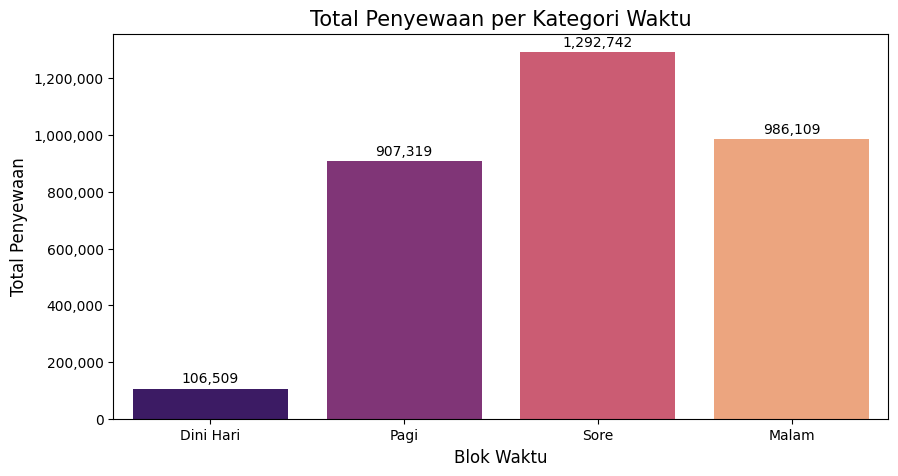
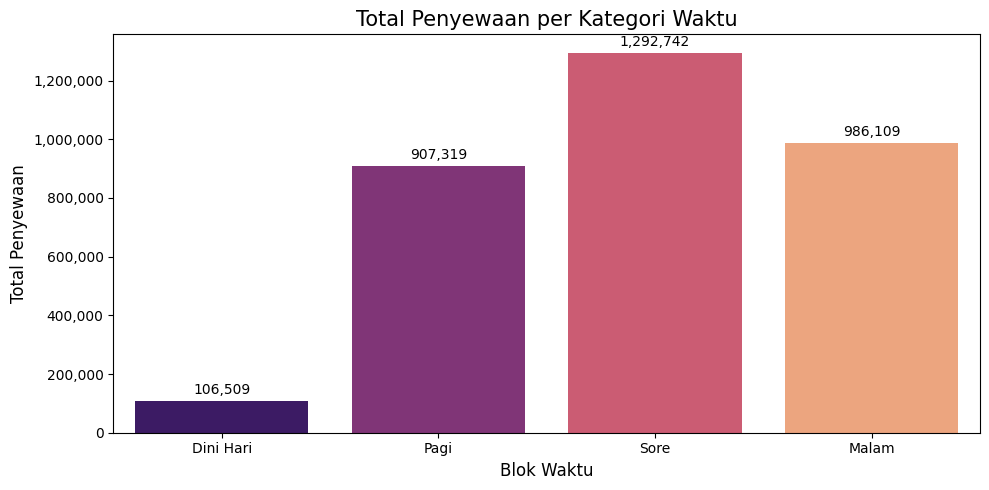
Code edit (unified diff) that turned the first committed figure into the second:
--- before
+++ after
@@ -1,4 +1,25 @@
+time_group_analysis = df_hour.copy()
+time_group_analysis['time_category'] = pd.cut(
+    time_group_analysis['hr'],
+    bins=[-1, 5, 11, 17, 23],
+    labels=['Dini Hari', 'Pagi', 'Sore', 'Malam']
+ )
+time_group_analysis = (
+    time_group_analysis.groupby('time_category', observed=False)['cnt']
+    .sum()
+    .reindex(['Dini Hari', 'Pagi', 'Sore', 'Malam'])
+    .fillna(0)
+    .reset_index()
+ )
+
 plt.figure(figsize=(10, 5))
-ax = sns.barplot(x=time_group_analysis.index, y='cnt', data=time_group_analysis, palette='magma')
+ax = sns.barplot(
+    data=time_group_analysis,
+    x='time_category',
+    y='cnt',
+    hue='time_category',
+    palette='magma',
+    legend=False
+ )
 
 plt.title('Total Penyewaan per Kategori Waktu', fontsize=15)
@@ -9,7 +30,9 @@
 ax.yaxis.set_major_formatter(ticker.StrMethodFormatter('{x:,.0f}'))
 
-# Label di atas bar
+# Label di atas bar dengan offset dinamis
+label_offset = max(time_group_analysis['cnt'].max() * 0.02, 1)
 for i, v in enumerate(time_group_analysis['cnt']):
-    ax.text(i, v + 20000, f"{v:,.0f}", ha='center')
+    ax.text(i, v + label_offset, f"{v:,.0f}", ha='center')
 
+plt.tight_layout()
 plt.show()

Commit: Update Additional Analysis in Notebook